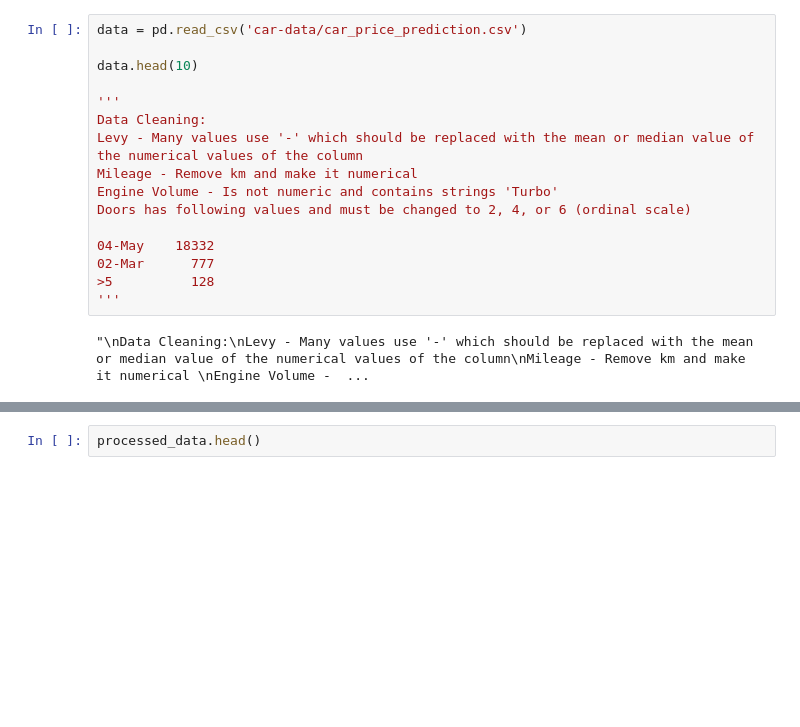
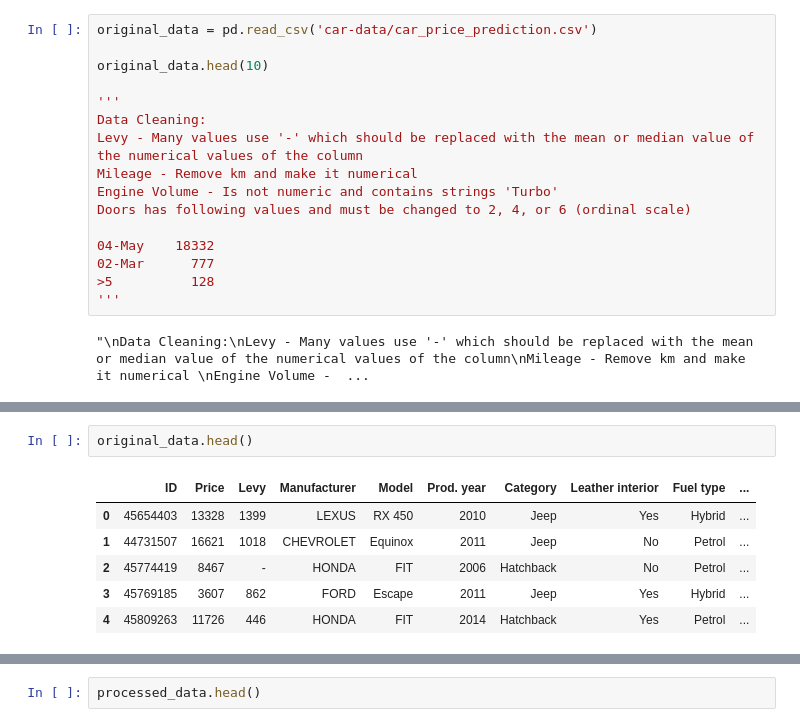
Before and after one commit to Karish-Gupta/DS502-Project, a Jupyter notebook: EDA.ipynb, the cells around one changed output, grey strips where cells are left out. Cells and saved outputs as stored; diff of their text form; blank space fills up the shorter version.

```diff
--- a/EDA.ipynb
+++ b/EDA.ipynb
@@ -18,9 +18,9 @@ from sklearn.preprocessing import StandardScaler
 from sklearn.decomposition import PCA
 from sklearn.model_selection import StratifiedKFold
 # %%
-data = pd.read_csv('car-data/car_price_prediction.csv')
+original_data = pd.read_csv('car-data/car_price_prediction.csv')
 
-data.head(10)
+original_data.head(10)
 
 '''
 Data Cleaning:
@@ -47,6 +47,15 @@ data.describe()
 | 50% | 4.577231e+07 | 1.317200e+04 | 2012.000000 | 4.000000 | 6.000000 |
 | 75% | 4.580204e+07 | 2.207500e+04 | 2015.000000 | 4.000000 | 12.000000 |
 | max | 4.581665e+07 | 2.630750e+07 | 2020.000000 | 16.000000 | 16.000000 |
+# %%
+original_data.head()
+# %% [output]
+|  | ID | Price | Levy | Manufacturer | Model | Prod. year | Category | Leather interior | Fuel type | ... |
+| 0 | 45654403 | 13328 | 1399 | LEXUS | RX 450 | 2010 | Jeep | Yes | Hybrid | ... |
+| 1 | 44731507 | 16621 | 1018 | CHEVROLET | Equinox | 2011 | Jeep | No | Petrol | ... |
+| 2 | 45774419 | 8467 | - | HONDA | FIT | 2006 | Hatchback | No | Petrol | ... |
+| 3 | 45769185 | 3607 | 862 | FORD | Escape | 2011 | Jeep | Yes | Hybrid | ... |
+| 4 | 45809263 | 11726 | 446 | HONDA | FIT | 2014 | Hatchback | Yes | Petrol | ... |
 # %%
 def preprocess(data: pd.DataFrame):
    # Levy has many missing values
```
Also changed, not shown: parts of 12 cells of this notebook.
